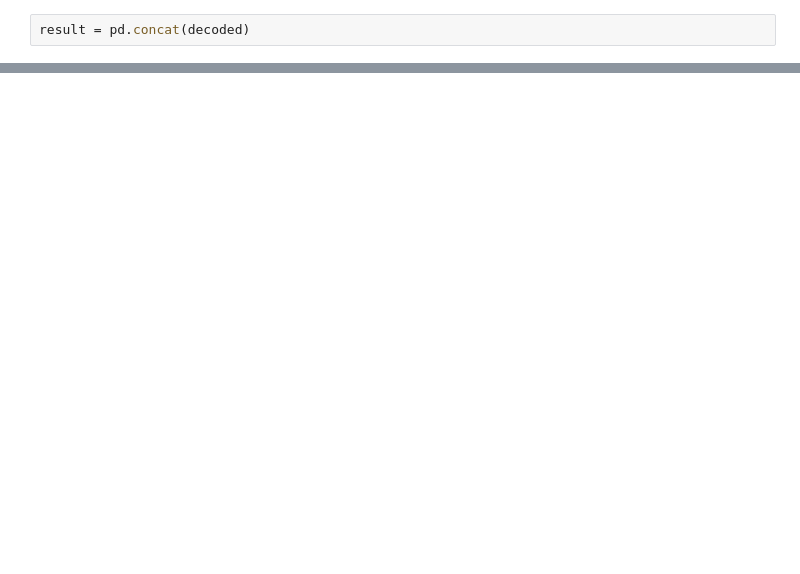
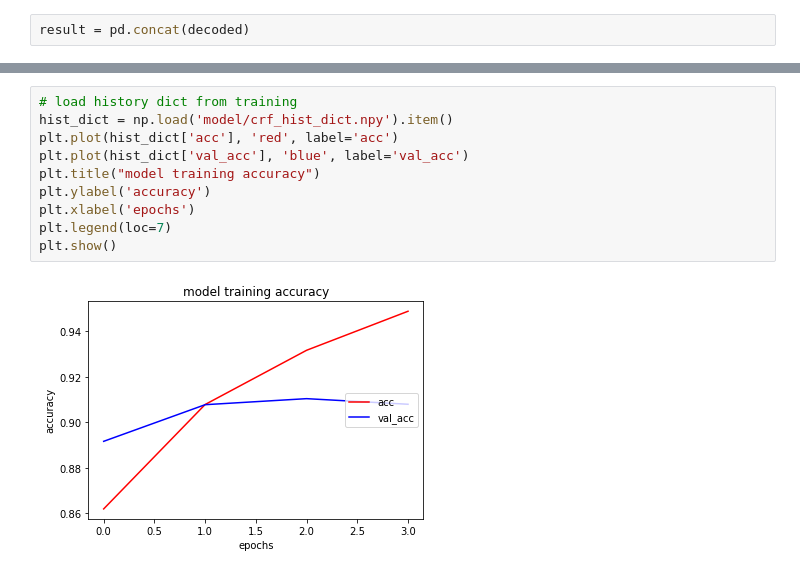
Before and after one commit to SNUDerek/NER_bLSTM-CRF, a Jupyter notebook: decoding.ipynb, the cells around one changed output, grey strips where cells are left out. Cells and saved outputs as stored; diff of their text form; blank space fills up the shorter version.

```diff
--- a/decoding.ipynb
+++ b/decoding.ipynb
@@ -181,0 +274,12 @@ result
+# %%
+# load history dict from training
+hist_dict = np.load('model/crf_hist_dict.npy').item()
+plt.plot(hist_dict['acc'], 'red', label='acc')
+plt.plot(hist_dict['val_acc'], 'blue', label='val_acc')
+plt.title("model training accuracy")
+plt.ylabel('accuracy')
+plt.xlabel('epochs')
+plt.legend(loc=7)
+plt.show()
+# %% [output]
+[figure, added]
```
Also changed, not shown: parts of 22 cells of this notebook, 15 other files.
